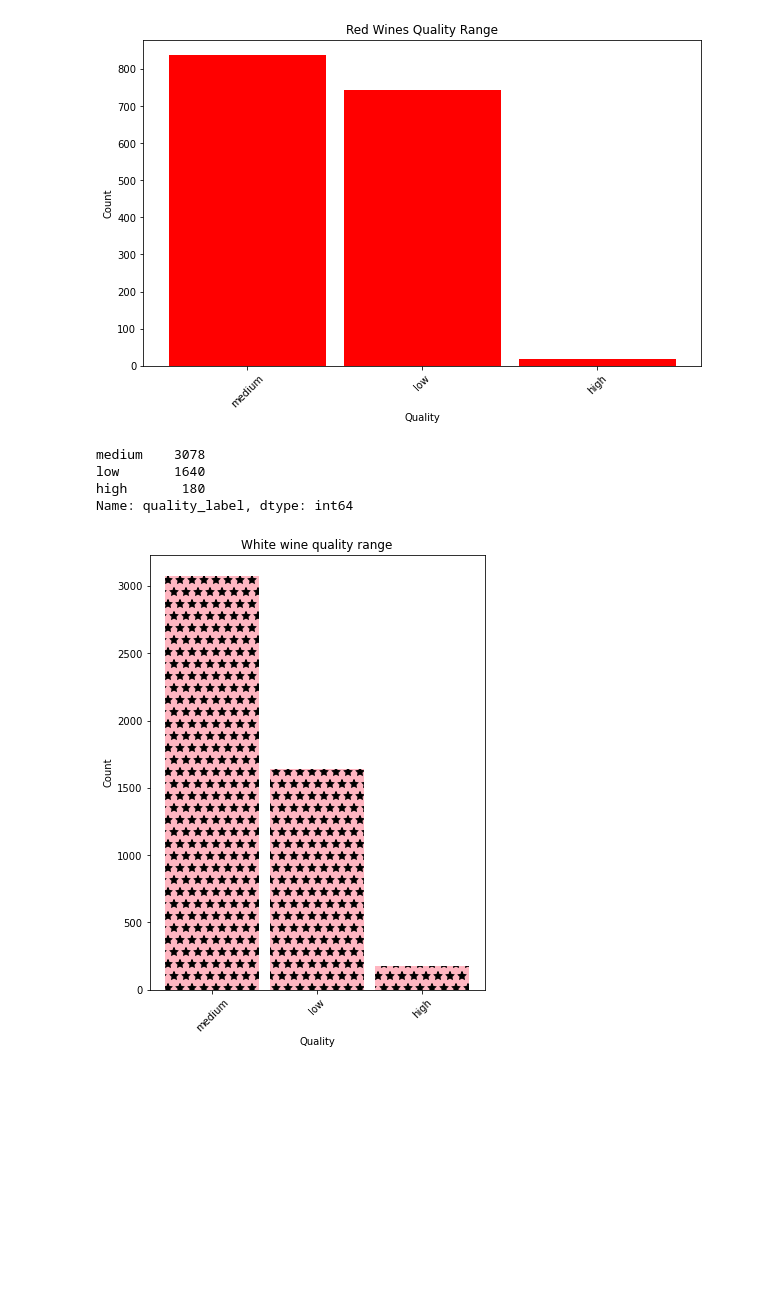
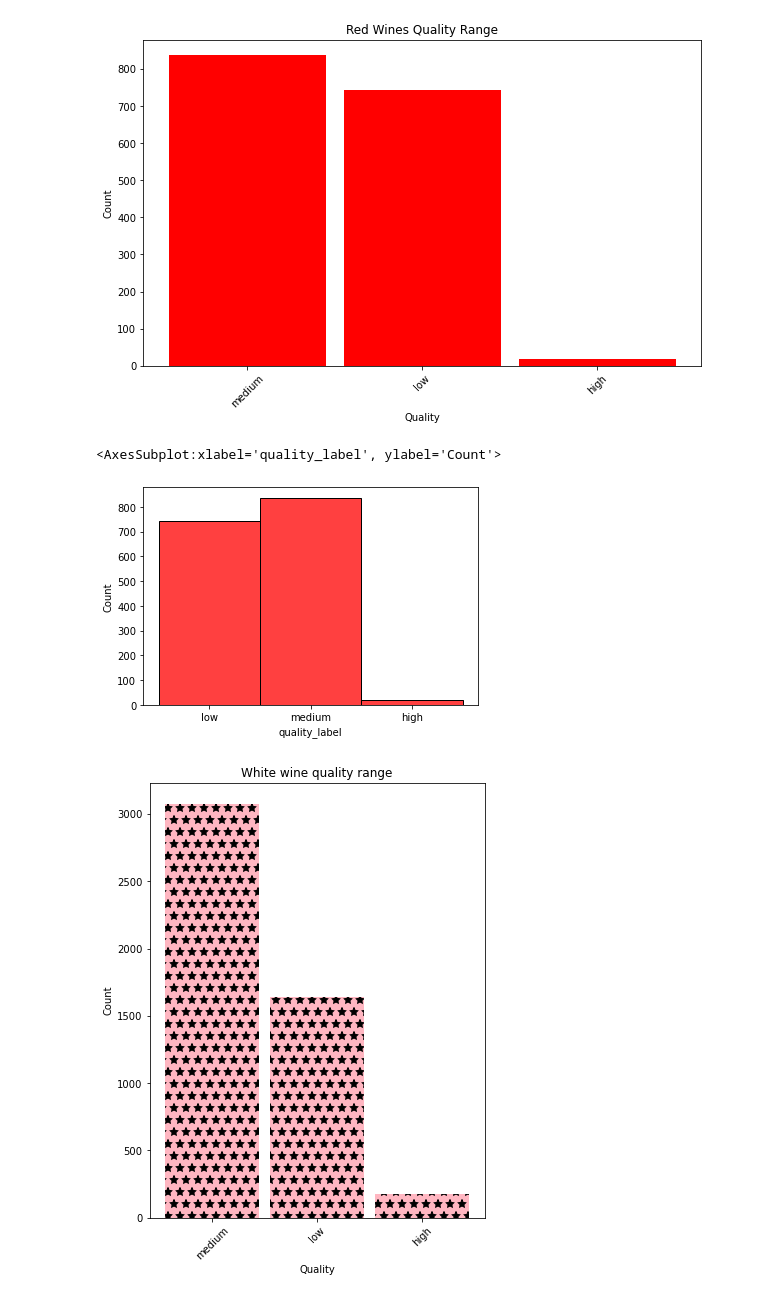
Before and after one commit to movifu1982/EDA---Wine-Project, a Jupyter notebook: EDA.ipynb, the cells around one changed output. Saved outputs shown, nothing was run; the diff lists cells and outputs as text; code cells hidden in the pictures; blank space fills up the shorter version.

```diff
--- a/EDA.ipynb
+++ b/EDA.ipynb
@@ -116,15 +125,13 @@ plt.show()
 # %%
 #seaborne
 
-#sns.histplot(data=red_wine, x="quality_label", color="red")
+sns.histplot(data=red_wine, x="quality_label", color="red")
+# %% [output]
+<AxesSubplot:xlabel='quality_label', ylabel='Count'>
+[figure, added]
 # %%
 white_comparison = white_wine["quality_label"].value_counts()
-print(white_comparison)
+#print(white_comparison)
-# %% [output]
-medium    3078
-low       1640
-high       180
-Name: quality_label, dtype: int64
 # %%
 #Matplotlib
 
```
Also changed, not shown: parts of 11 cells of this notebook, 2 other files.
